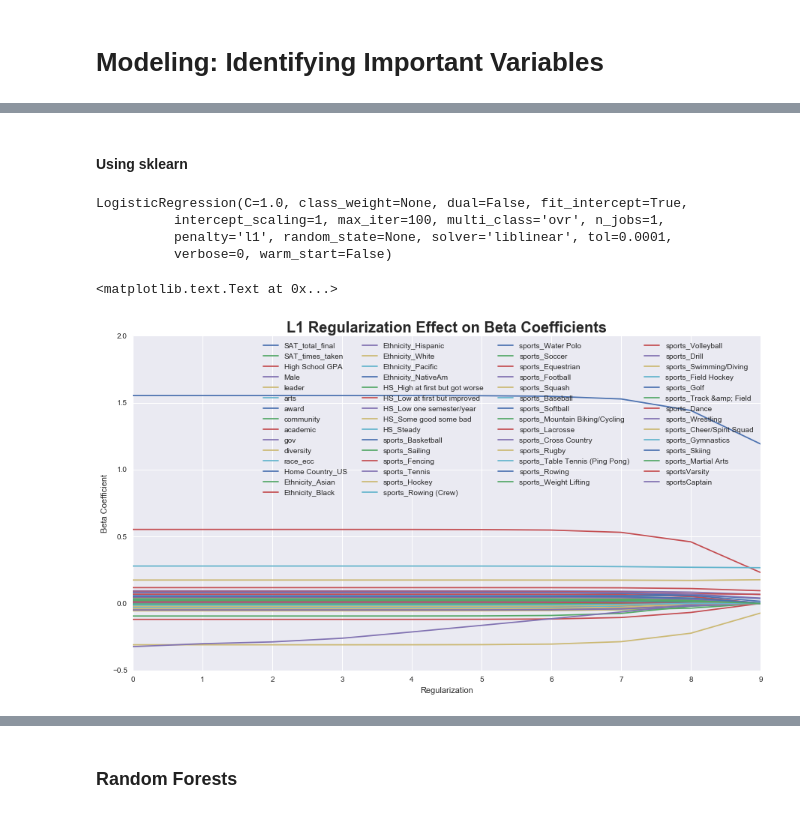
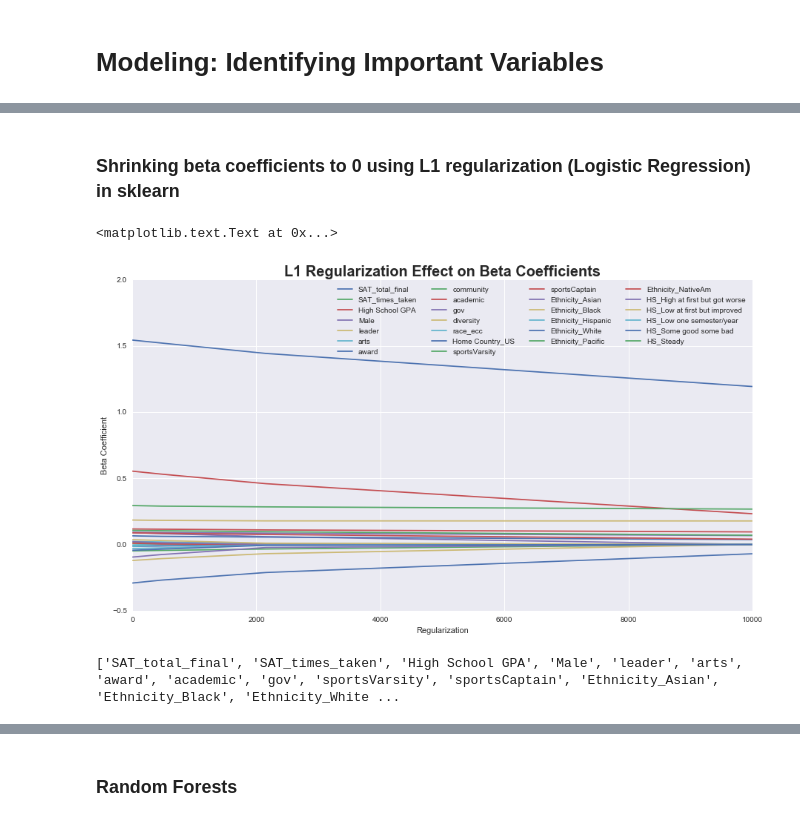
Before and after one commit to yungmsh/mining_the_common_app, a Jupyter notebook: code/5_Modeling.ipynb, the cells around one changed output, grey strips where cells are left out. Drawn from its saved outputs; the diff is of its cells as text; code cells hidden in the pictures.

```diff
--- a/code/5_Modeling.ipynb
+++ b/code/5_Modeling.ipynb
@@ -108,17 +109,18 @@ df = pd.get_dummies(df,columns=['Academic Performance in High School'], prefix='
 ### Final Columns
 # %%
 def getFinalCols(df):
-    final_cols = ['SAT_total_final', 'SAT_times_taken', 'High School GPA', 'Male', 'leader', 'arts', 'award', 'community', 'academic', 'gov', 'diversity', 'race_ecc', 'Home Country_US']
+    final_cols = ['SAT_total_final', 'SAT_times_taken', 'High School GPA', 'Male', 'leader', 'arts', 'award',
+                  'community','academic','gov','diversity','race_ecc','Home Country_US','sportsVarsity','sportsCaptain']
 
     ethnicity_cols = [col for col in df.columns if col.find('Ethnicity_')>-1]
     HS_perf_cols = [col for col in df.columns if col.find('HS_')>-1]
-    sports_cols = [col for col in df.columns if col.find('sports_')>-1]
-    sports_cols.extend(['sportsVarsity', 'sportsCaptain'])
+#     sports_cols = [col for col in df.columns if col.find('sports_')>-1]
+#     sports_cols.extend(['sportsVarsity', 'sportsCaptain'])
 #     essay_cols = ['essay_topic'+str(i) for i in range(1,8)]
 
     final_cols.extend(ethnicity_cols)
     final_cols.extend(HS_perf_cols)
-    final_cols.extend(sports_cols)
+#     final_cols.extend(sports_cols)
 #     final_cols.extend(essay_cols)
     return final_cols
 # %%
@@ -180,13 +135,5 @@ goodcols_sm = ['SAT_total_final', 'SAT_times_taken', 'High School GPA', 'Male',
-# %% [markdown]
-#### Using sklearn
-# %%
-lr = LogisticRegression(penalty='l1')
-lr.fit(df[final_cols], y)
-# %% [output]
-LogisticRegression(C=1.0, class_weight=None, dual=False, fit_intercept=True,
-          intercept_scaling=1, max_iter=100, multi_class='ovr', n_jobs=1,
-          penalty='l1', random_state=None, solver='liblinear', tol=0.0001,
-          verbose=0, warm_start=False)
+# %% [markdown]
+### Shrinking beta coefficients to 0 using L1 regularization (Logistic Regression) in sklearn
 # %%
 def getBetas(df, y, alphas):
     scaler = StandardScaler()
@@ -205,18 +152,21 @@ betas = getBetas(df[final_cols], y, alphas)
 # %%
 betas_t = np.array(betas).T
 
 fig = plt.figure(figsize=(15,8))
 for i,b in enumerate(betas_t):
-    plt.plot(b, label=final_cols[i])
+    plt.plot(alphas[::-1], b, label=final_cols[i])
 plt.legend(ncol=4)
 plt.title('L1 Regularization Effect on Beta Coefficients', fontdict={'fontsize':20, 'fontweight':'bold'})
 plt.xlabel('Regularization')
 plt.ylabel('Beta Coefficient')
 # %% [output]
 <matplotlib.text.Text at 0x...>
-[figure, old version]
+[figure, new version]
 # %%
-goodcols_sk = []
+goodcols = []
 for i,val in enumerate(betas[-2]):
-    if (abs(val)>0.01):
-        goodcols_sk.append(final_cols[i])
+    if (abs(val)>0.005):
+        goodcols.append(final_cols[i])
+print goodcols
+# %% [output]
+['SAT_total_final', 'SAT_times_taken', 'High School GPA', 'Male', 'leader', 'arts', 'award', 'academic', 'gov', 'sportsVarsity', 'sportsCaptain', 'Ethnicity_Asian', 'Ethnicity_Black', 'Ethnicity_White ...
```
Also changed, not shown: parts of 20 cells of this notebook, 5 other files.
